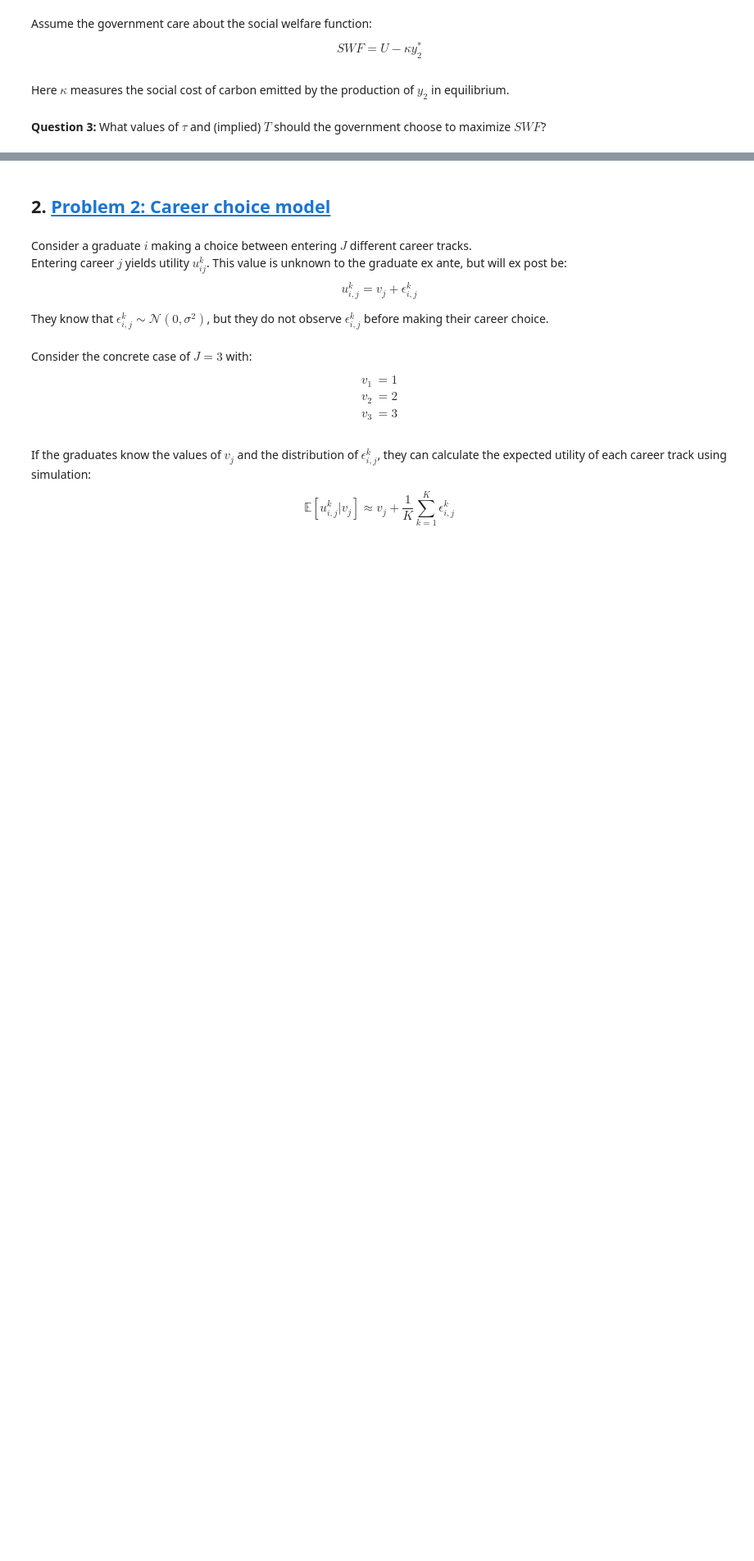
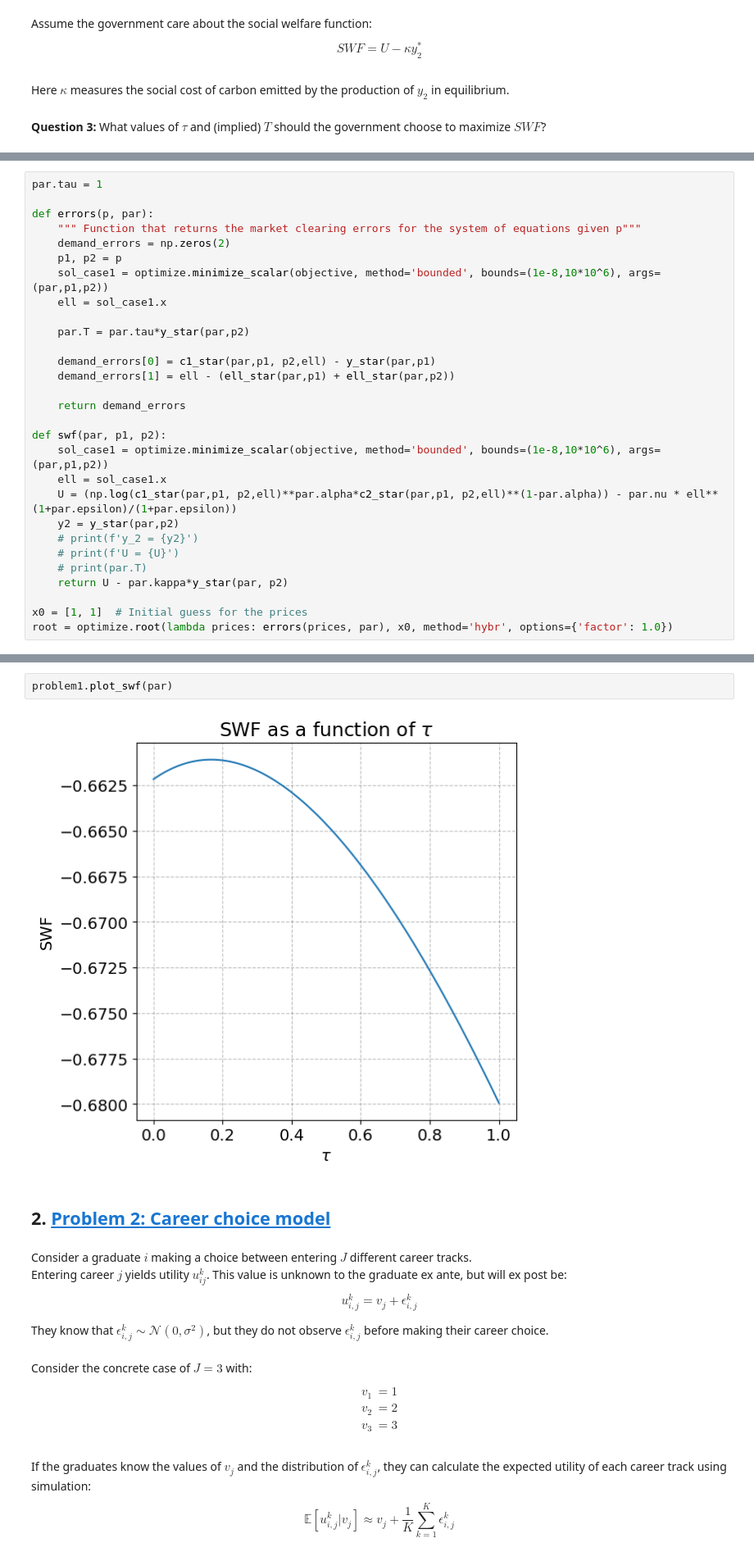
Before and after one commit to NumEconCopenhagen/projects-2024-mikkel-thomas, a Jupyter notebook: examproject/exam_2024 thje.ipynb, the cells around one changed output, grey strips where cells are left out. Shown at 82% size. Drawn from its saved outputs; the diff is of its cells as text; blank space fills up the shorter version.

```diff
--- a/examproject/exam_2024 thje.ipynb
+++ b/examproject/exam_2024 thje.ipynb
@@ -130,0 +227,29 @@ Here $\kappa$ measures the social cost of carbon emitted by the production of $y
+# %%
+par.tau = 1
+
+def errors(p, par):
+    """ Function that returns the market clearing errors for the system of equations given p"""
+    demand_errors = np.zeros(2)
+    p1, p2 = p
+    sol_case1 = optimize.minimize_scalar(objective, method='bounded', bounds=(1e-8,10*10^6), args=(par,p1,p2))
+    ell = sol_case1.x
+
+    par.T = par.tau*y_star(par,p2)
+
+    demand_errors[0] = c1_star(par,p1, p2,ell) - y_star(par,p1)
+    demand_errors[1] = ell - (ell_star(par,p1) + ell_star(par,p2))
+
+    return demand_errors
+
+def swf(par, p1, p2):
+    sol_case1 = optimize.minimize_scalar(objective, method='bounded', bounds=(1e-8,10*10^6), args=(par,p1,p2))
+    ell = sol_case1.x
+    U = (np.log(c1_star(par,p1, p2,ell)**par.alpha*c2_star(par,p1, p2,ell)**(1-par.alpha)) - par.nu * ell**(1+par.epsilon)/(1+par.epsilon))
+    y2 = y_star(par,p2)
+    # print(f'y_2 = {y2}')
+    # print(f'U = {U}')
+    # print(par.T)
+    return U - par.kappa*y_star(par, p2)
+
+x0 = [1, 1]  # Initial guess for the prices
+root = optimize.root(lambda prices: errors(prices, par), x0, method='hybr', options={'factor': 1.0})
@@ -131,3 +314,7 @@ Here $\kappa$ measures the social cost of carbon emitted by the production of $y
+# %%
+problem1.plot_swf(par)
+# %% [output]
+[figure, added]
 # %% [markdown]
 ## 2. <a id='toc2_'></a>[Problem 2: Career choice model](#toc0_)
 # %% [markdown]
```
Also changed, not shown: parts of 18 cells of this notebook, 2 other files.
